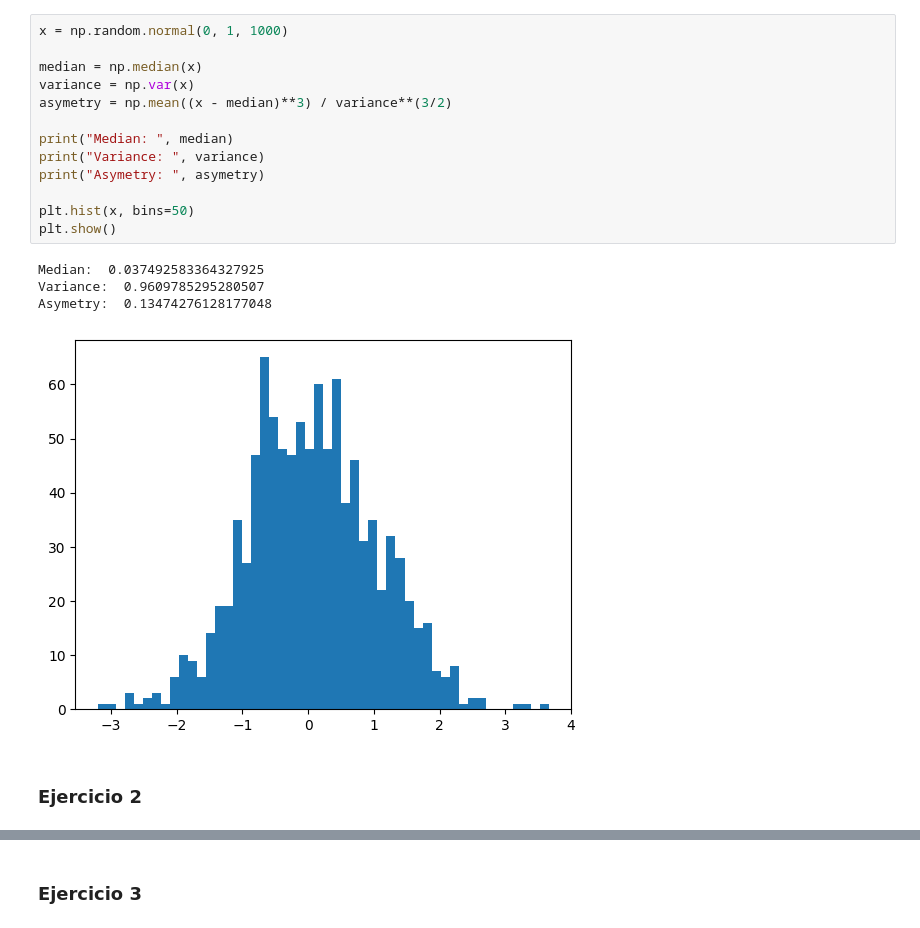
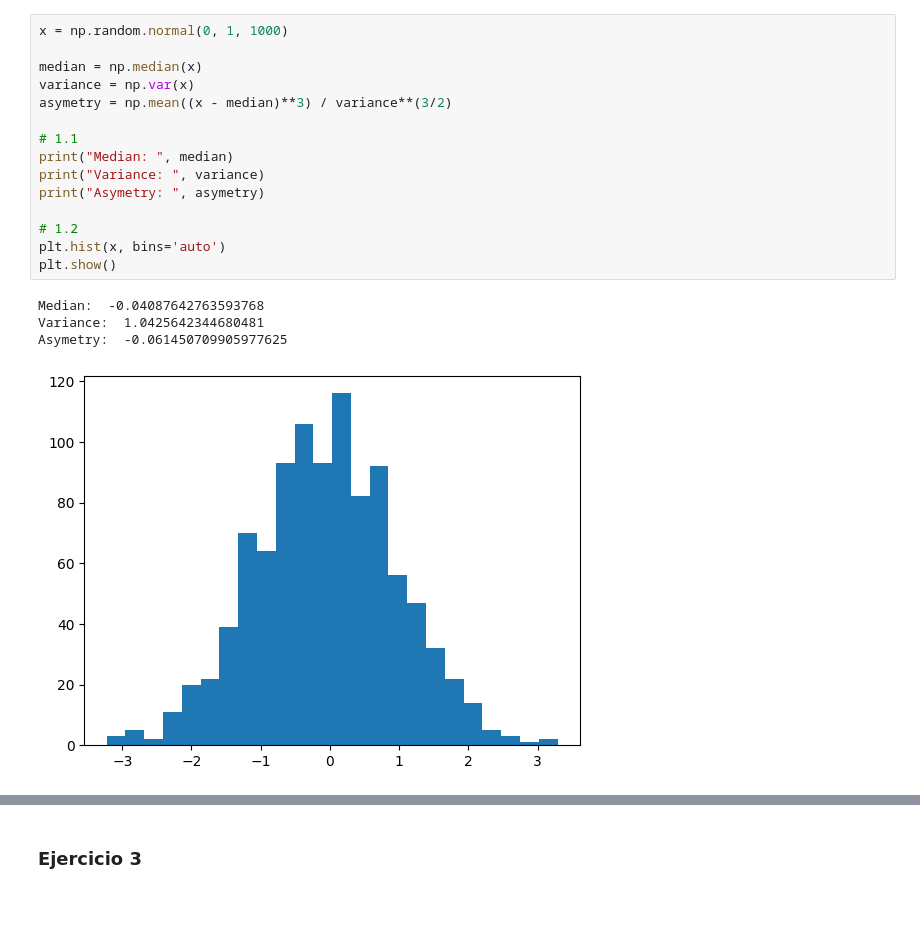
Before and after one commit to stefanoaragoni/simulacion_lab1, a Jupyter notebook: main.ipynb, the cells around one changed output, grey strips where cells are left out. Drawn from its saved outputs; the diff is of its cells as text.

```diff
--- a/main.ipynb
+++ b/main.ipynb
@@ -6,20 +22,20 @@ import matplotlib.pyplot as plt
 # %%
 x = np.random.normal(0, 1, 1000)
 
 median = np.median(x)
 variance = np.var(x)
 asymetry = np.mean((x - median)**3) / variance**(3/2)
 
+# 1.1
 print("Median: ", median)
 print("Variance: ", variance)
 print("Asymetry: ", asymetry)
 
-plt.hist(x, bins=50)
+# 1.2
+plt.hist(x, bins='auto')
 plt.show()
 # %% [output]
-Median:  0.037492583364327925
-Variance:  0.9609785295280507
-Asymetry:  0.13474276128177048
+Median:  -0.04087642763593768
+Variance:  1.0425642344680481
+Asymetry:  -0.061450709905977625
-[figure, old version]
+[figure, new version]
-# %% [markdown]
-### Ejercicio 2
```
Also changed, not shown: parts of 9 cells of this notebook.
